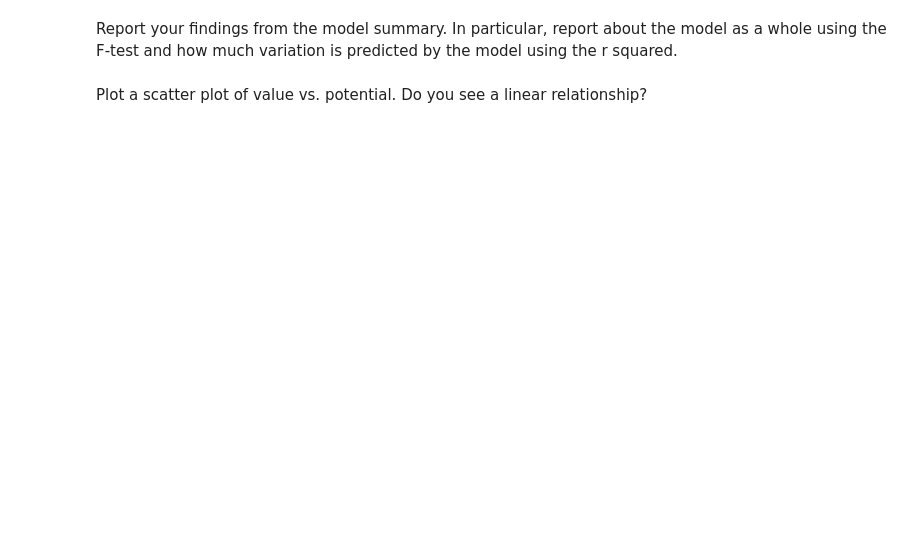
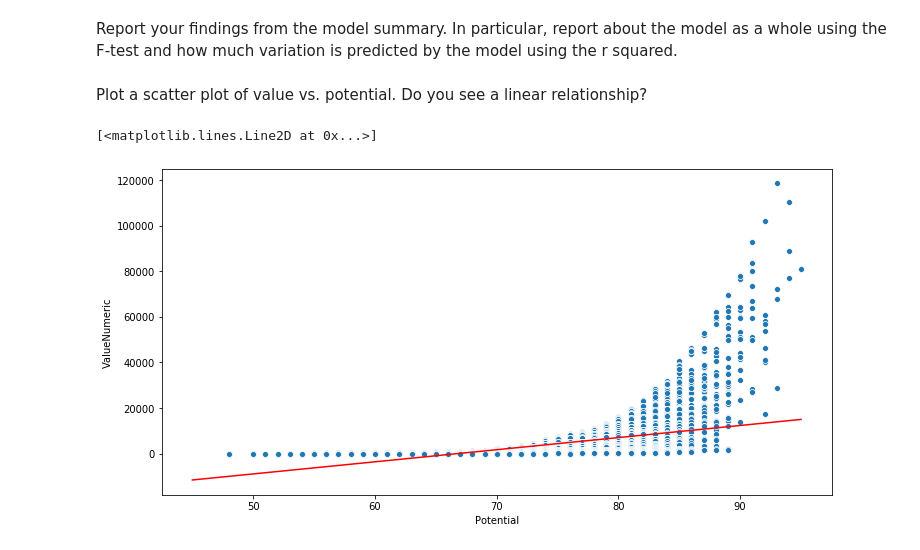
Before and after one commit to ta-datapt-bcn/lab-correlation-tests-with-scipy, a Jupyter notebook: your-code/main.ipynb, the cells around one changed output. Cells and saved outputs as stored; diff of their text form; code cells hidden in the pictures; blank space fills up the shorter version.

```diff
--- a/your-code/main.ipynb
+++ b/your-code/main.ipynb
@@ -24,0 +40,16 @@ Player's values are expressed in millions of euros. We would like this column to
+# %%
+# Your code here:
+def strip(x):
+    values = {'M': 1000, 'K': 1}
+    x = x.strip('€')
+    if 'M' in x:
+        x = float(x.strip('M'))*values['M']
+    elif 'K' in x:
+        x = float(x.strip('K'))*values['K']
+
+    else:
+        x = float(x)/1000
+    return x
+# %%
+#expressed in thousands
+fifa['ValueNumeric'] = fifa['Value'].apply(strip)
@@ -51,3 +134,5 @@ We'll start by ensuring there are no missing values. Examine all variables for a
+# %%
+fifa = fifa.dropna()
 # %% [markdown]
 Using the FIFA dataset, in the cell below, create a linear model predicting value using stamina and sprint speed. create the model using `statsmodels`. Print the model summary.
 
@@ -72,0 +211,14 @@ Plot a scatter plot of value vs. potential. Do you see a linear relationship?
+# %%
+slope, intercept, r_value, p_value, std_err = stats.linregress(fifa['Potential'],fifa['ValueNumeric'])
+
+x_1 = np.linspace(45,95,100)
+y_1 = intercept + slope * x_1
+# %%
+# Your code here:
+plt.figure(figsize=(12,6))
+
+sns.scatterplot(x='Potential', y='ValueNumeric', data=fifa )
+plt.plot(x_1, y_1, c='r')
+# %% [output]
+[<matplotlib.lines.Line2D at 0x...>]
+[figure, added]
```
Also changed, not shown: parts of 19 cells of this notebook, 1 other file.
